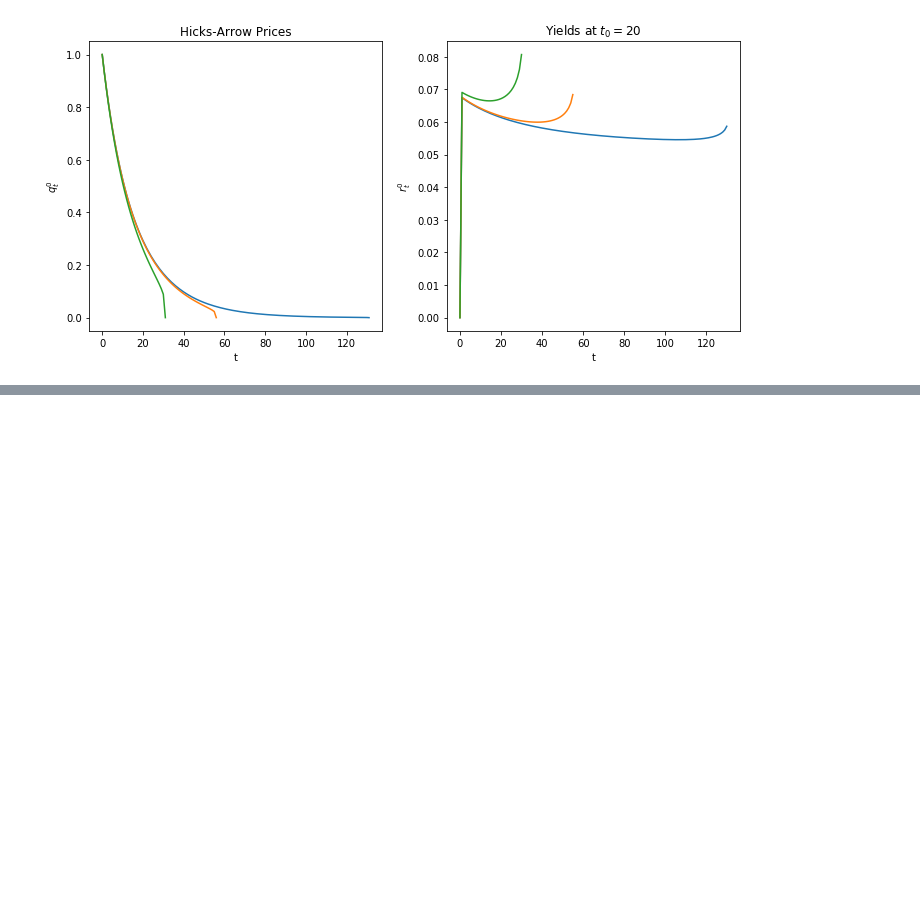
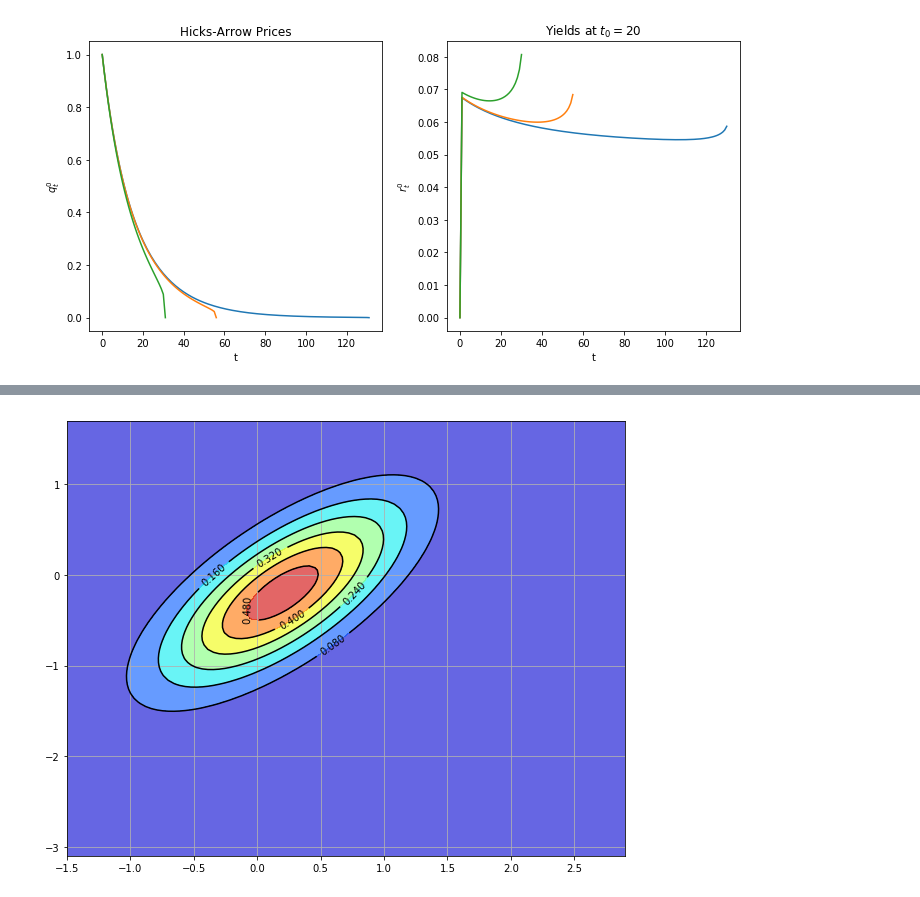
Before and after one commit to PanPip/QuantEcon_Tasks, a Jupyter notebook: Tools_and_techniques.ipynb, the cells around one changed output, grey strips where cells are left out. Saved outputs shown, nothing was run; the diff lists cells and outputs as text; code cells hidden in the pictures; blank space fills up the shorter version.

```diff
--- a/Tools_and_techniques.ipynb
+++ b/Tools_and_techniques.ipynb
@@ -1157,0 +1171,79 @@ Converged successfully on iteration 25
+# %%
+# Set up the Gaussian prior density p
+Σ = [[0.4, 0.3], [0.3, 0.45]]
+Σ = np.matrix(Σ)
+x_hat = np.matrix([0.2, -0.2]).T
+# Define the matrices G and R from the equation y = G x + N(0, R)
+G = [[1, 0], [0, 1]]
+G = np.matrix(G)
+R = 0.5 * Σ
+# The matrices A and Q
+A = [[1.2, 0], [0, -0.2]]
+A = np.matrix(A)
+Q = 0.3 * Σ
+# The observed value of y
+y = np.matrix([2.3, -1.9]).T
+
+# Set up grid for plotting
+x_grid = np.linspace(-1.5, 2.9, 100)
+y_grid = np.linspace(-3.1, 1.7, 100)
+X, Y = np.meshgrid(x_grid, y_grid)
+
+def bivariate_normal(x, y, σ_x=1.0, σ_y=1.0, μ_x=0.0, μ_y=0.0, σ_xy=0.0):
+    """
+    Compute and return the probability density function of bivariate normal
+    distribution of normal random variables x and y
+
+    Parameters
+    ----------
+    x : array_like(float)
+        Random variable
+
+    y : array_like(float)
+        Random variable
+
+    σ_x : array_like(float)
+          Standard deviation of random variable x
+
+    σ_y : array_like(float)
+          Standard deviation of random variable y
+
+    μ_x : scalar(float)
+          Mean value of random variable x
+
+    μ_y : scalar(float)
+          Mean value of random variable y
+
+    σ_xy : array_like(float)
+           Covariance of random variables x and y
+
+    """
+
+    x_μ = x - μ_x
+    y_μ = y - μ_y
+
+    ρ = σ_xy / (σ_x * σ_y)
+    z = x_μ**2 / σ_x**2 + y_μ**2 / σ_y**2 - 2 * ρ * x_μ * y_μ / (σ_x * σ_y)
+    denom = 2 * np.pi * σ_x * σ_y * np.sqrt(1 - ρ**2)
+    return np.exp(-z / (2 * (1 - ρ**2))) / denom
+
+def gen_gaussian_plot_vals(μ, C):
+    "Z values for plotting the bivariate Gaussian N(μ, C)"
+    m_x, m_y = float(μ[0]), float(μ[1])
+    s_x, s_y = np.sqrt(C[0, 0]), np.sqrt(C[1, 1])
+    s_xy = C[0, 1]
+    return bivariate_normal(X, Y, s_x, s_y, m_x, m_y, s_xy)
+
+# Plot the figure
+
+fig, ax = plt.subplots(figsize=(10, 8))
+ax.grid()
+
+Z = gen_gaussian_plot_vals(x_hat, Σ)
+ax.contourf(X, Y, Z, 6, alpha=0.6, cmap=cm.jet)
+cs = ax.contour(X, Y, Z, 6, colors="black")
+ax.clabel(cs, inline=1, fontsize=10)
+
+plt.show()
+# %% [output]
+[figure, added]
```
Also changed, not shown: parts of 5 cells of this notebook.
